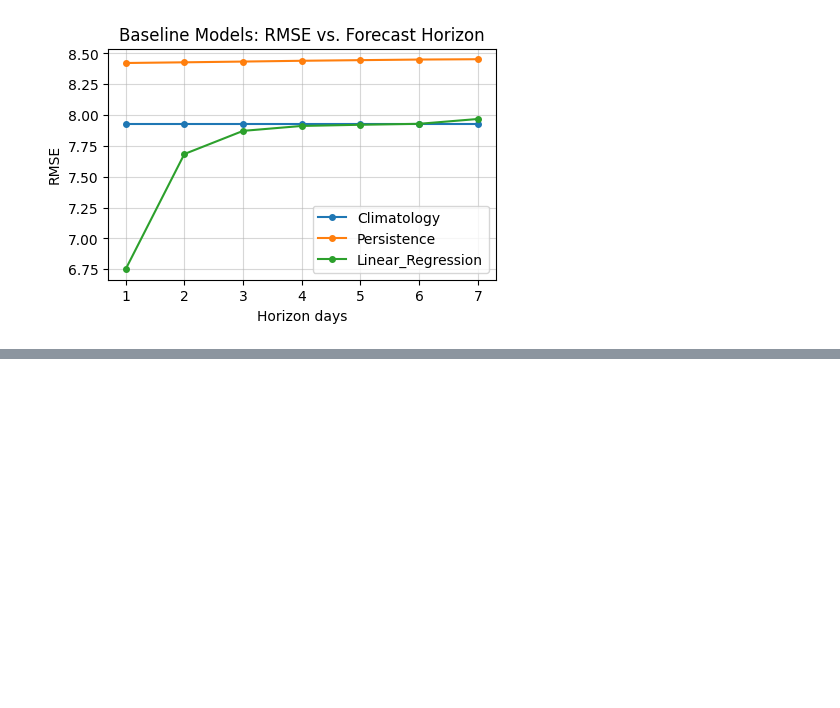
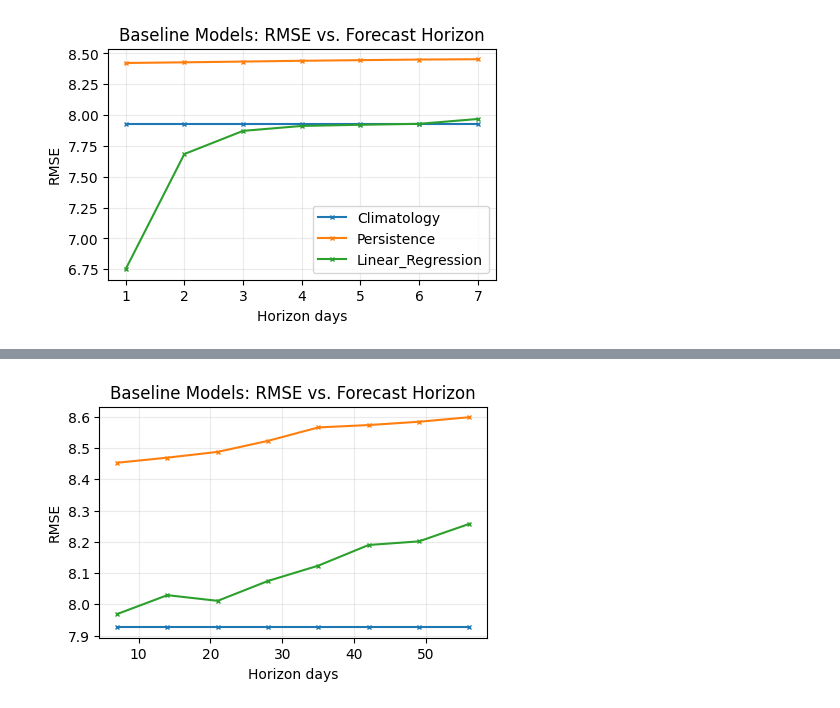
Before and after one commit to natbw/dl-precipitation-modeling, a Jupyter notebook: notebooks/02_BaselinePipeline.ipynb, the cells around one changed output, grey strips where cells are left out. Drawn from its saved outputs; the diff is of its cells as text; code cells hidden in the pictures; blank space fills up the shorter version.

Commit message:
baseline updates

```diff
--- a/notebooks/02_BaselinePipeline.ipynb
+++ b/notebooks/02_BaselinePipeline.ipynb
@@ -135,13 +135,13 @@ linear_regression: RMSE = 7.968784332275391, MAE = 4.7892351150512695
 plt.figure(figsize=(5,3))
 for model_name in results_horizon[1].keys():
     rmse_scores = [results_horizon[h][model_name]['rmse'] for h in horizons]
-    plt.plot(horizons, rmse_scores, marker='o', label=model_name.title(), markersize=4)
+    plt.plot(horizons, rmse_scores, marker='x', label=model_name.title(), markersize=3)
 
 plt.xlabel("Horizon days")
 plt.ylabel("RMSE")
 plt.title("Baseline Models: RMSE vs. Forecast Horizon")
 plt.legend()
-plt.grid(True, alpha=0.5)
+plt.grid(True, alpha=0.25)
 plt.show()
 # %% [output]
 [figure]
@@ -147,0 +150,17 @@ plt.show()
+# %%
+T = [7, 14, 21, 28, 35, 42, 49, 56]
+horizon = 7
+results_window = {}
+
+for day in T:
+    print(f"\nEvaluation for history window: {day} days\n")
+    results = train_baseline_models(data_path, T=day, horizon=horizon)
+    print_results(results)
+    print("--------------------------------")
+
+    window_metrics = {}
+    for model_name, result in results.items():
+        rmse = result['rmse']
+        mae = result['mae']
+        window_metrics[model_name] = {"rmse":rmse, "mae":mae}
+    results_window[day] = window_metrics
@@ -147,0 +185,13 @@ plt.show()
+# %%
+plt.figure(figsize=(5,3))
+for model_name in results_window[7].keys():
+    rmse_scores = [results_window[day][model_name]['rmse'] for day in T]
+    plt.plot(T, rmse_scores, marker='x', label=model_name.title(), markersize=3)
+
+plt.xlabel("Horizon days")
+plt.ylabel("RMSE")
+plt.title("Baseline Models: RMSE vs. Forecast Horizon")
+plt.grid(True, alpha=0.25)
+plt.show()
+# %% [output]
+[figure, added]
```
Also changed, not shown: parts of 2 cells of this notebook, 1 other file.
